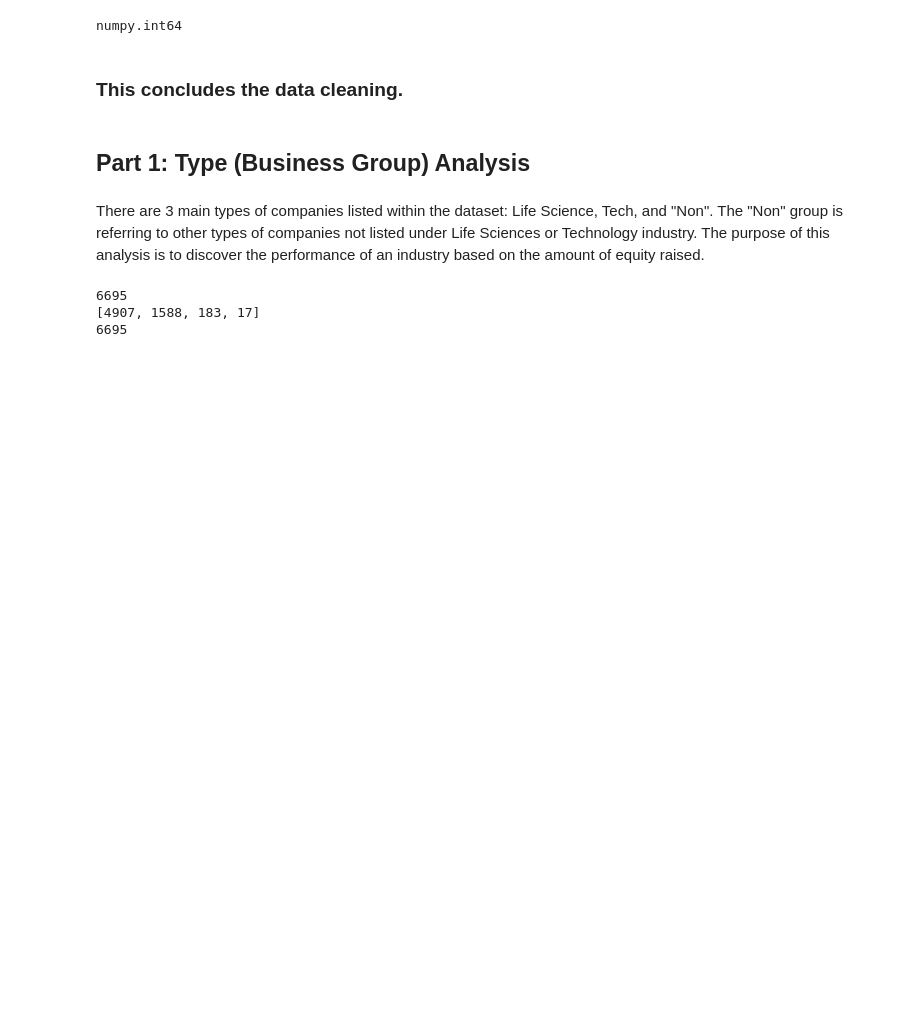
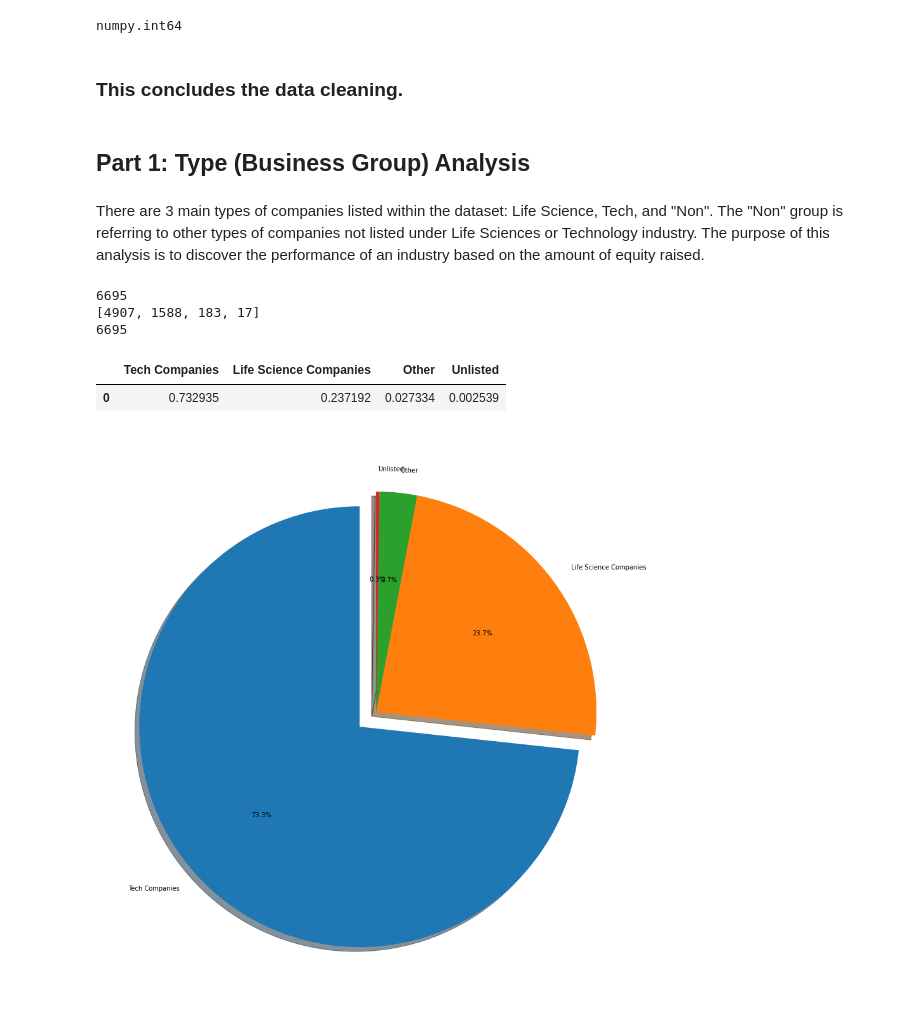
Before and after one commit to gianmillare/Enterprise-Data-Analysis, a Jupyter notebook: market_share_analysis.ipynb, the cells around one changed output. Drawn from its saved outputs; the diff is of its cells as text; code cells hidden in the pictures; blank space fills up the shorter version.

Commit message:
completed pie chart for part 1 type analysis

```diff
--- a/market_share_analysis.ipynb
+++ b/market_share_analysis.ipynb
@@ -115,14 +115,30 @@ print(number_of_tech + number_of_lifesci + number_of_non + number_of_unlisted)
 6695
 [4907, 1588, 183, 17]
 6695
+# %%
+# Create another dataframe using the information above
+
+typesdf = pd.DataFrame({
+    "Tech Companies": [number_of_tech / total_types],
+    "Life Science Companies": [number_of_lifesci / total_types],
+    "Other": [number_of_non / total_types],
+    "Unlisted": [number_of_unlisted / total_types]
+})
+typesdf.head()
+# %% [output]
+|  | Tech Companies | Life Science Companies | Other | Unlisted |
+| 0 | 0.732935 | 0.237192 | 0.027334 | 0.002539 |
 # %%
 # Display a Pie Chart / Bar Chart to show the distribution of company types
-sizes = [master["Male"], genderdemo["Female"], genderdemo["Non-Disclosed"]]
-labels = ["Male", "Female", "Non-Disclosed"]
-explode = (0.1, 0, 0)
 
-fig1, ax1 = plt.subplots(figsize=(12, 12))
+labels = 'Tech Companies', 'Life Science Companies', 'Other', 'Unlisted'
+sizes = [typesdf["Tech Companies"][0], typesdf["Life Science Companies"][0], typesdf["Other"][0], typesdf["Unlisted"][0]]
+explode = (0.1, 0, 0, 0)
+
+fig1, ax1 = plt.subplots(figsize=(16, 16))
 ax1.pie(sizes, explode=explode, labels=labels, autopct='%1.1f%%',
         shadow=True, startangle=90)
 
 plt.show()
+# %% [output]
+[figure, added]
```
